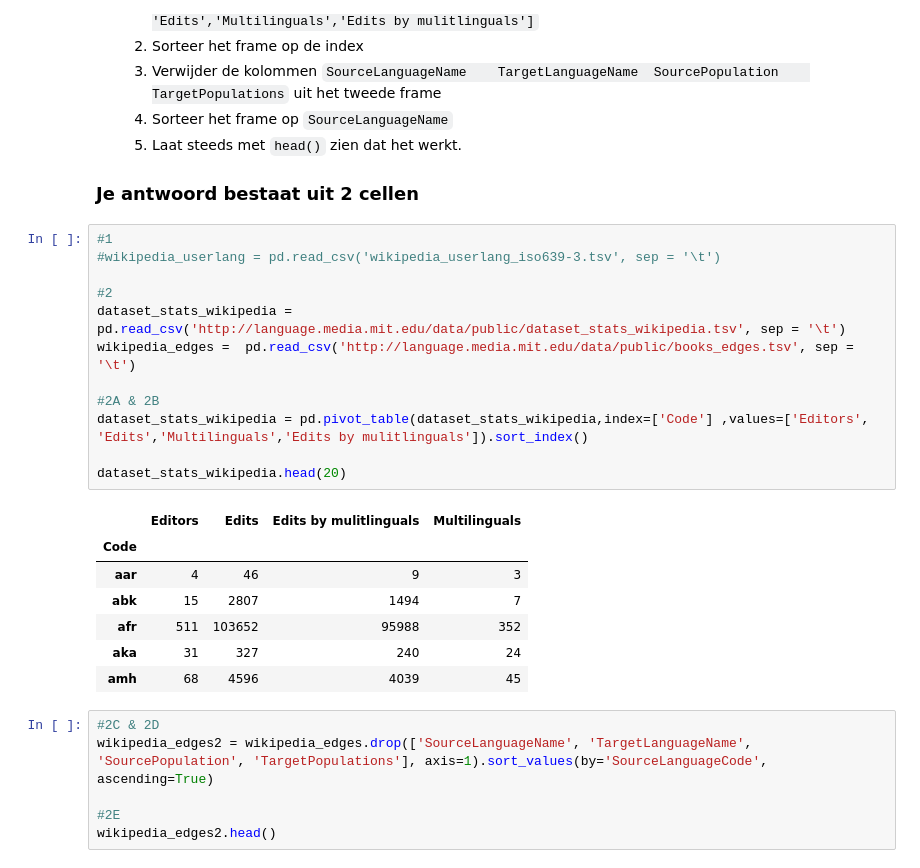
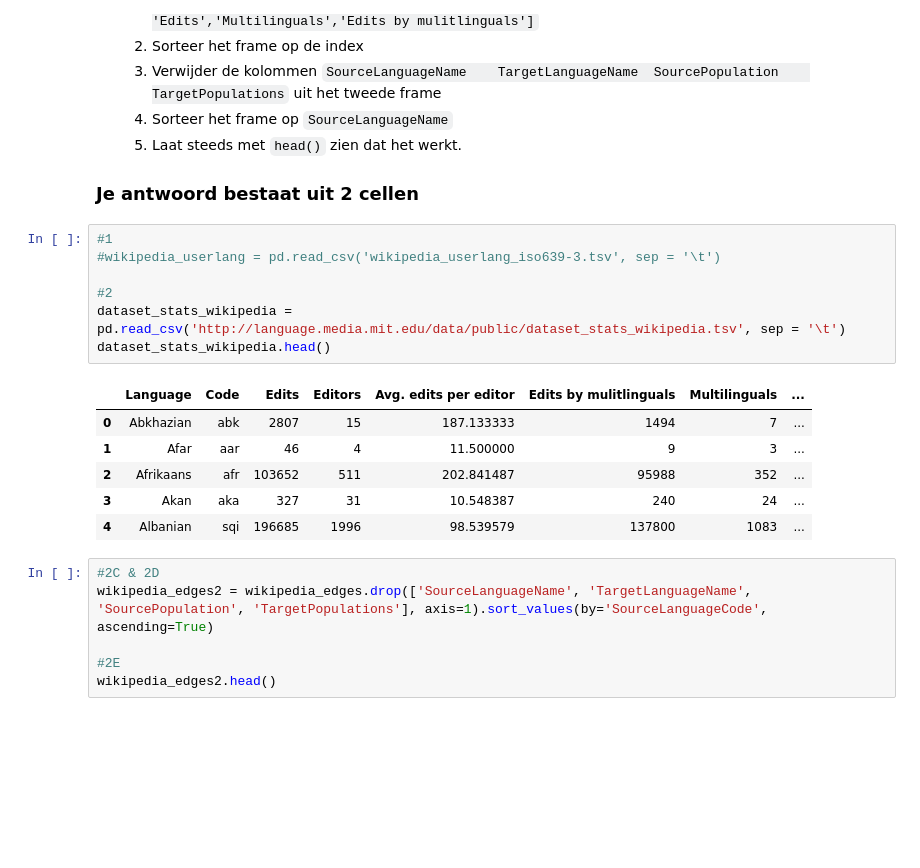
Before and after one commit to dylanwijman/data-science, a Jupyter notebook: Week 5/Assignment5 - kopie.ipynb, the cells around one changed output. Drawn from its saved outputs; the diff is of its cells as text; blank space fills up the shorter version.

```diff
--- a/Week 5/Assignment5 - kopie.ipynb
+++ b/Week 5/Assignment5 - kopie.ipynb
@@ -70,23 +70,17 @@ We doen de opdracht in een aantal stapjes.
 # %%
 #1
 #wikipedia_userlang = pd.read_csv('wikipedia_userlang_iso639-3.tsv', sep = '\t')
 
 #2
 dataset_stats_wikipedia = pd.read_csv('http://language.media.mit.edu/data/public/dataset_stats_wikipedia.tsv', sep = '\t')
-wikipedia_edges =  pd.read_csv('http://language.media.mit.edu/data/public/books_edges.tsv', sep = '\t')
-
-#2A & 2B
-dataset_stats_wikipedia = pd.pivot_table(dataset_stats_wikipedia,index=['Code'] ,values=['Editors', 'Edits','Multilinguals','Edits by mulitlinguals']).sort_index()
-
-dataset_stats_wikipedia.head(20)
+dataset_stats_wikipedia.head()
 # %% [output]
-|  | Editors | Edits | Edits by mulitlinguals | Multilinguals |
-| Code |  |  |  |  |
-| aar | 4 | 46 | 9 | 3 |
-| abk | 15 | 2807 | 1494 | 7 |
-| afr | 511 | 103652 | 95988 | 352 |
-| aka | 31 | 327 | 240 | 24 |
-| amh | 68 | 4596 | 4039 | 45 |
+|  | Language | Code | Edits | Editors | Avg. edits per editor | Edits by mulitlinguals | Multilinguals | ... |
+| 0 | Abkhazian | abk | 2807 | 15 | 187.133333 | 1494 | 7 | ... |
+| 1 | Afar | aar | 46 | 4 | 11.500000 | 9 | 3 | ... |
+| 2 | Afrikaans | afr | 103652 | 511 | 202.841487 | 95988 | 352 | ... |
+| 3 | Akan | aka | 327 | 31 | 10.548387 | 240 | 24 | ... |
+| 4 | Albanian | sqi | 196685 | 1996 | 98.539579 | 137800 | 1083 | ... |
 # %%
 #2C & 2D
 wikipedia_edges2 = wikipedia_edges.drop(['SourceLanguageName', 'TargetLanguageName', 'SourcePopulation', 'TargetPopulations'], axis=1).sort_values(by='SourceLanguageCode', ascending=True)
```
Also changed, not shown: parts of 7 cells of this notebook.
